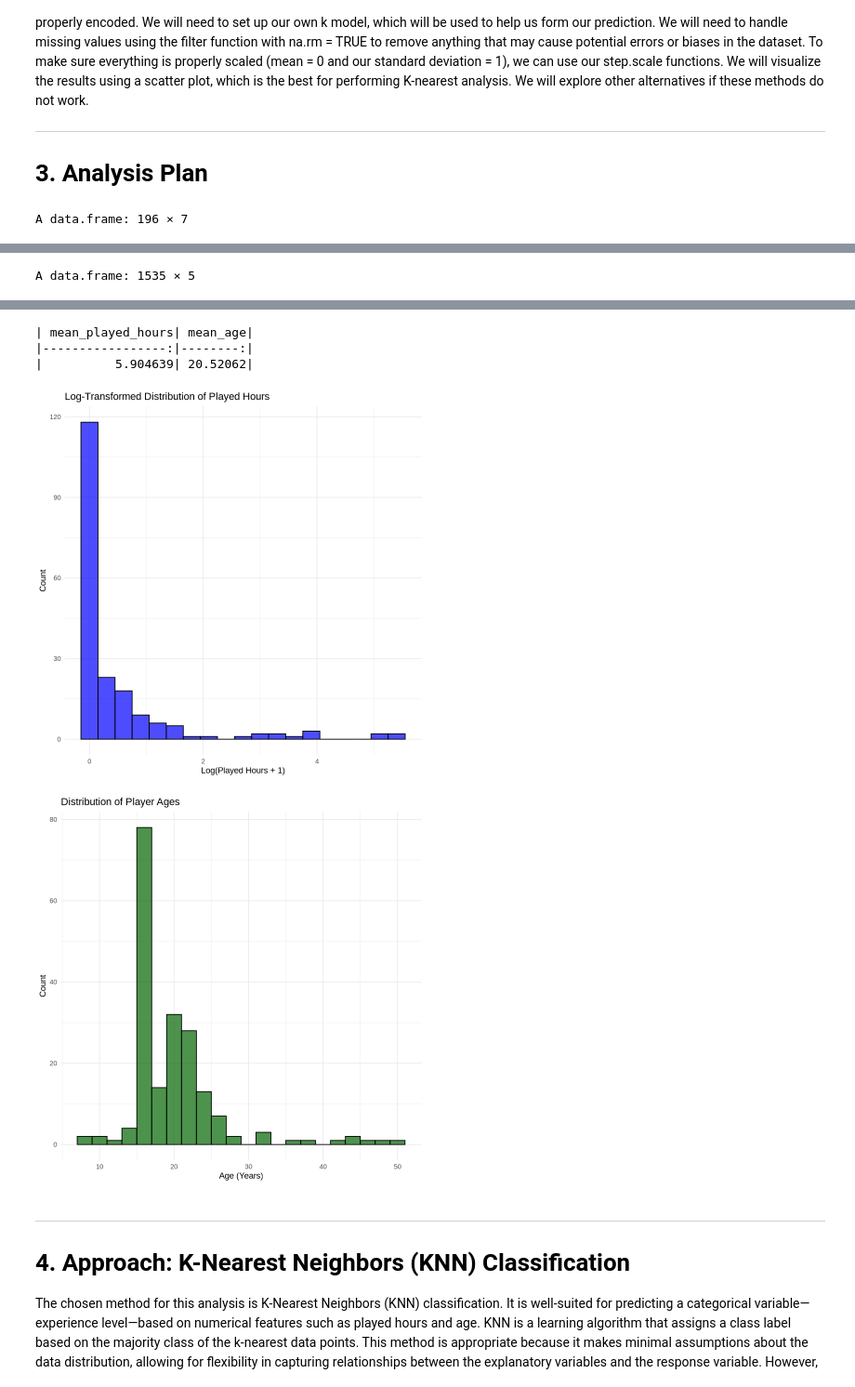
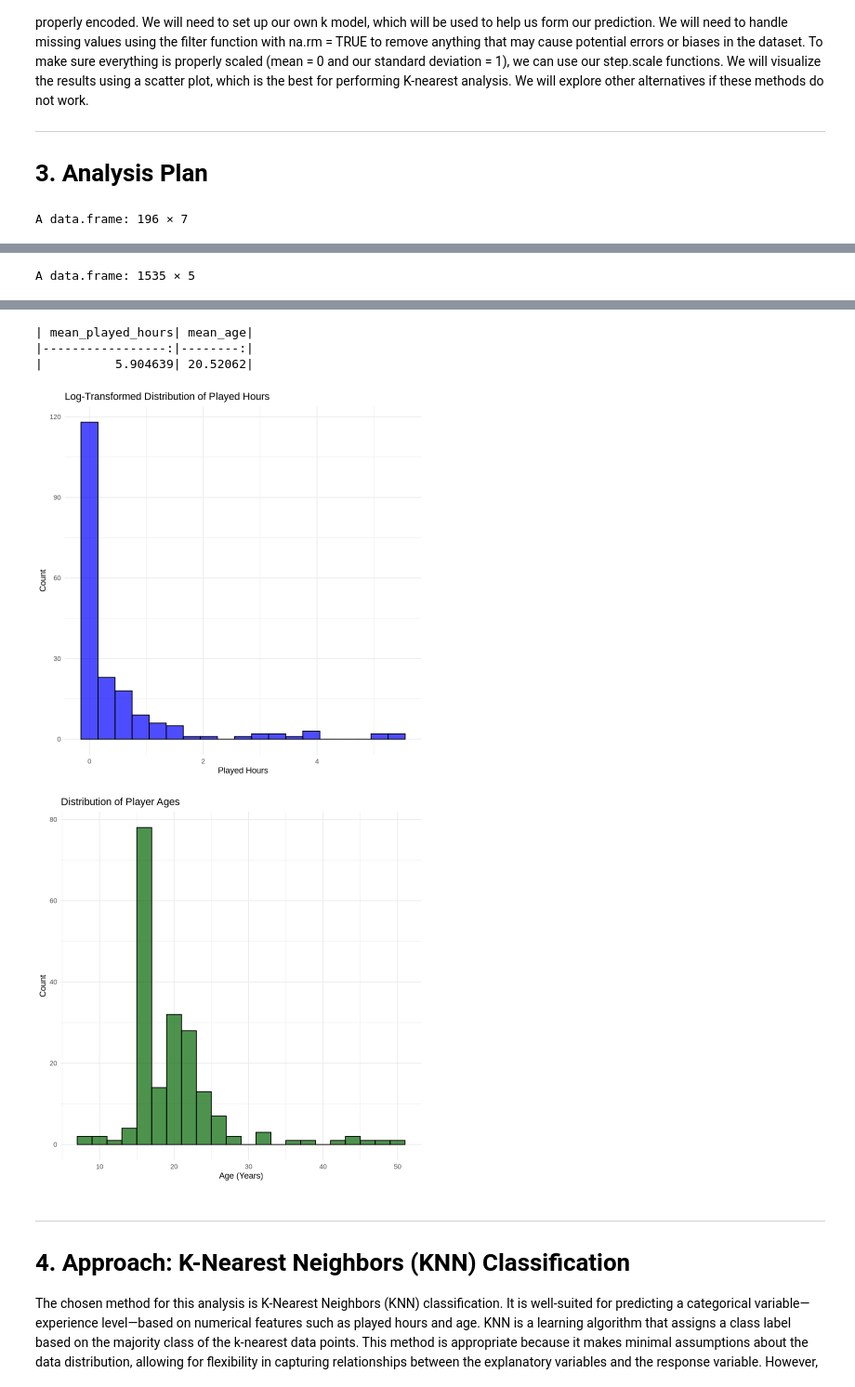
Before and after one commit to BrendonYih/INDIVIDUAL-PROJECT, a Jupyter notebook: DSCI PROJECT.ipynb, the cells around one changed output, grey strips where cells are left out. Shown at 93% size. Saved outputs shown, nothing was run; the diff lists cells and outputs as text; code cells hidden in the pictures.

```diff
--- a/DSCI PROJECT.ipynb
+++ b/DSCI PROJECT.ipynb
@@ -110,7 +110,7 @@ mean_values |> knitr::kable()
 ggplot(players, aes(x = log1p(played_hours))) +
   geom_histogram(binwidth = 0.3, fill = "blue", color = "black", alpha = 0.7) +
   labs(title = "Log-Transformed Distribution of Played Hours",
-       x = "Log(Played Hours + 1)",
+       x = "Played Hours",
        y = "Count") +
   theme_minimal()
 
@@ -136,34 +136,34 @@ A data.frame: 196 × 7
 | Amateur | TRUE | 8b71f4d66a38389b7528bb38ba6eb7115... | 0.1 | Natalie | Male | 17 |
 | Veteran | TRUE | bbe2d83de678f519c4b3daa7265e683b4... | 0.0 | Nyla | Female | 22 |
 | ... | ... | ... | ... | ... | ... | ... |
 | Amateur | TRUE | b6e9e593b9ec51c5e335457341c324c34... | 0.0 | Bailey | Female | 17 |
 | Veteran | FALSE | 71453e425f07d10da4fa2b349c83e73cc... | 0.3 | Pascal | Male | 22 |
 | Amateur | FALSE | d572f391d452b76ea2d7e5e53a3d38bfd... | 0.0 | Dylan | Prefer not to say | 17 |
 | Amateur | FALSE | f19e136ddde68f365afc860c725ccff54... | 2.3 | Harlow | Male | 17 |
 | Pro | TRUE | d9473710057f7d42f36570f0be83817a4... | 0.2 | Ahmed | Other | NA |
 A data.frame: 1535 × 5
 | hashedEmail | start_time | end_time | original_start_time | original_end_time |
 | <chr> | <chr> | <chr> | <dbl> | <dbl> |
 | bfce39c89d6549f2bb94d8064d3ce69dc... | 30/06/2024 18:12 | 30/06/2024 18:24 | 1.71977e+12 | 1.71977e+12 |
 | 36d9cbb4c6bc0c1a6911436d2da0d09ec... | 17/06/2024 23:33 | 17/06/2024 23:46 | 1.71867e+12 | 1.71867e+12 |
 | f8f5477f5a2e53616ae37421b1c660b97... | 25/07/2024 17:34 | 25/07/2024 17:57 | 1.72193e+12 | 1.72193e+12 |
 | bfce39c89d6549f2bb94d8064d3ce69dc... | 25/07/2024 03:22 | 25/07/2024 03:58 | 1.72188e+12 | 1.72188e+12 |
 | 36d9cbb4c6bc0c1a6911436d2da0d09ec... | 25/05/2024 16:01 | 25/05/2024 16:12 | 1.71665e+12 | 1.71665e+12 |
 | bfce39c89d6549f2bb94d8064d3ce69dc... | 23/06/2024 15:08 | 23/06/2024 17:10 | 1.71916e+12 | 1.71916e+12 |
 | fd6563a4e0f6f4273580e5fedbd8dda64... | 15/04/2024 07:12 | 15/04/2024 07:21 | 1.71317e+12 | 1.71317e+12 |
 | ad6390295640af1ed0e45ffc58a53b2d9... | 21/09/2024 02:13 | 21/09/2024 02:30 | 1.72688e+12 | 1.72689e+12 |
 | 96e190b0bf3923cd8d349eee467c09d11... | 21/06/2024 02:31 | 21/06/2024 02:49 | 1.71894e+12 | 1.71894e+12 |
 | 36d9cbb4c6bc0c1a6911436d2da0d09ec... | 16/05/2024 05:13 | 16/05/2024 05:52 | 1.71584e+12 | 1.71584e+12 |
 | ... | ... | ... | ... | ... |
 | 36d9cbb4c6bc0c1a6911436d2da0d09ec... | 10/05/2024 23:01 | 10/05/2024 23:07 | 1.71538e+12 | 1.71538e+12 |
 | 7a4686586d290c67179275c7c3dfb4ea0... | 01/07/2024 04:08 | 01/07/2024 04:19 | 1.71981e+12 | 1.71981e+12 |
 | fd6563a4e0f6f4273580e5fedbd8dda64... | 28/07/2024 15:36 | 28/07/2024 15:57 | 1.72218e+12 | 1.72218e+12 |
 | fd6563a4e0f6f4273580e5fedbd8dda64... | 25/07/2024 06:15 | 25/07/2024 06:22 | 1.72189e+12 | 1.72189e+12 |
 | 36d9cbb4c6bc0c1a6911436d2da0d09ec... | 20/05/2024 02:26 | 20/05/2024 02:45 | 1.71617e+12 | 1.71617e+12 |
 | mean_played_hours| mean_age|
 |-----------------:|--------:|
 |          5.904639| 20.52062|
-[figure, old version]
+[figure, new version]
 [figure]
 # %% [markdown]
 ---
```
